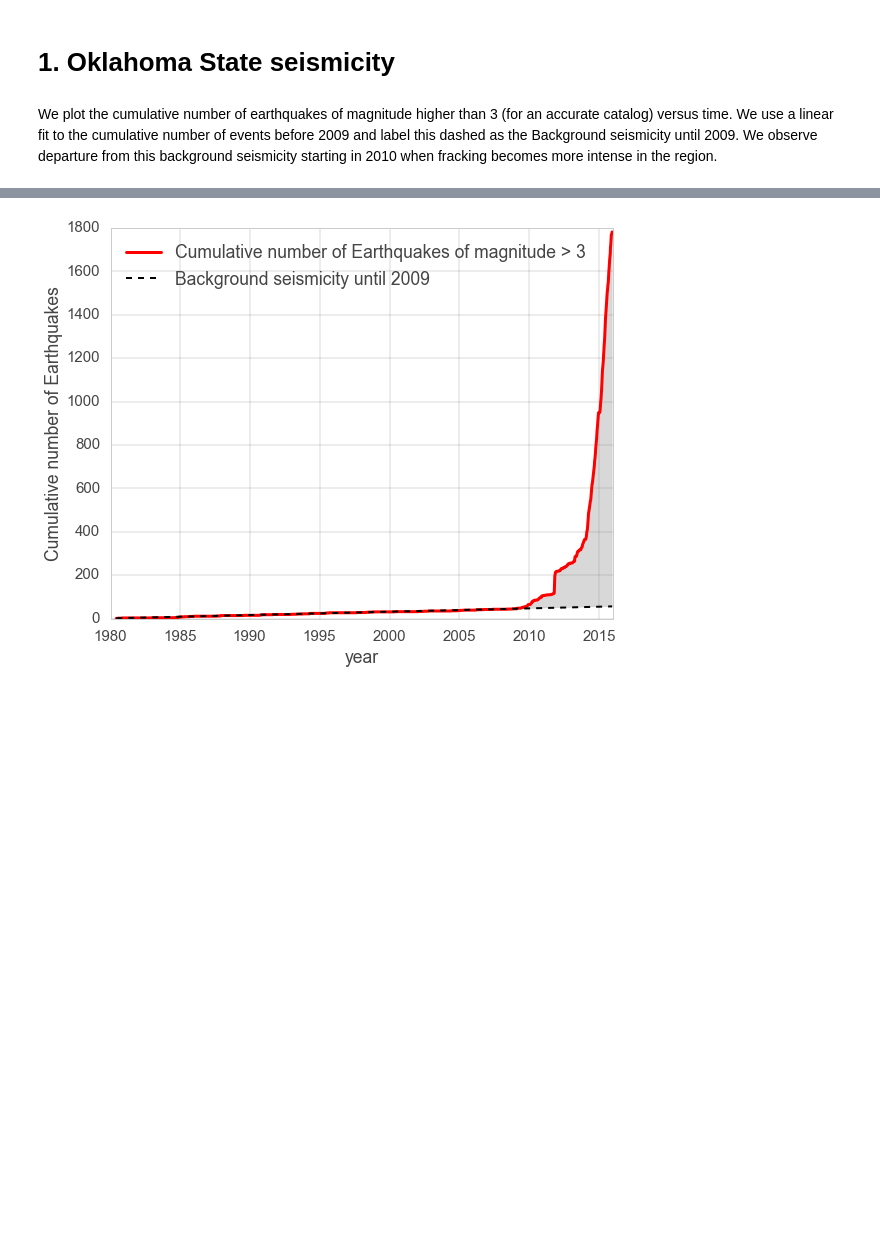
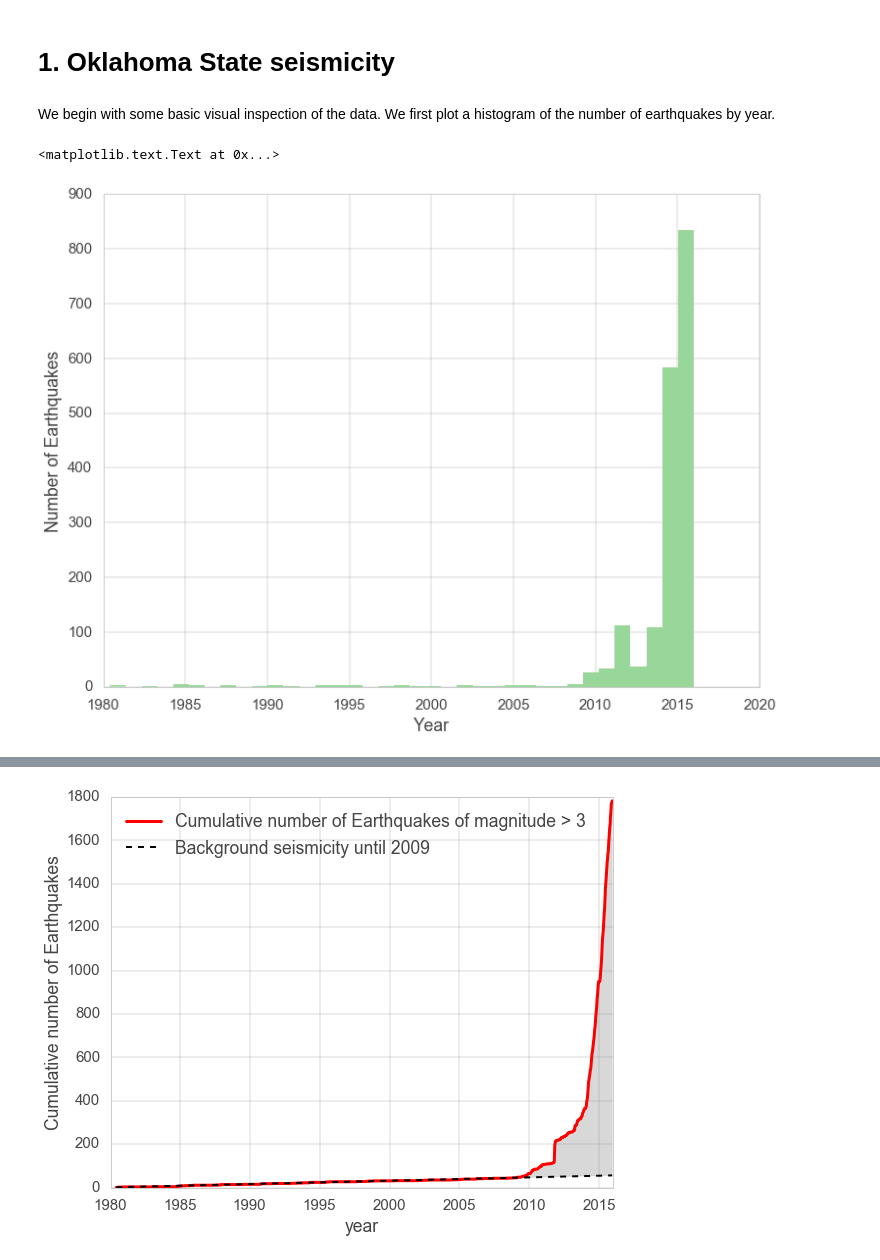
Before and after one commit to tperol/earthquake-clusters, a Jupyter notebook: Final.ipynb, the cells around one changed output, grey strips where cells are left out. Cells and saved outputs as stored; diff of their text form; code cells hidden in the pictures; blank space fills up the shorter version.

Commit message:
added histogram, changed some text

```diff
--- a/Final.ipynb
+++ b/Final.ipynb
@@ -209,5 +209,14 @@ Number of wells = 852, Number of features = 15
 ** talk about the wells on Tableau **
 # %% [markdown]
 # 1. Oklahoma State seismicity
-# %% [markdown]
-We plot the cumulative number of earthquakes of magnitude higher than 3 (for an accurate catalog) versus time. We use a linear fit to the cumulative number of events before 2009 and label this dashed as the Background seismicity until 2009. We observe departure from this background seismicity starting in 2010 when fracking becomes more intense in the region.
+# %% [markdown]
+We begin with some basic visual inspection of the data. We first plot a histogram of the number of earthquakes by year.
+# %%
+#plot number of earthquakes by year
+mask = eq_df['prefmag'] >=3
+plt.hist(eq_df[mask]['year_float'].values, bins=2016-1980+1)
+plt.xlabel('Year')
+plt.ylabel('Number of Earthquakes')
+# %% [output]
+<matplotlib.text.Text at 0x...>
+[figure, added]
```
Also changed, not shown: parts of 2 cells of this notebook.
